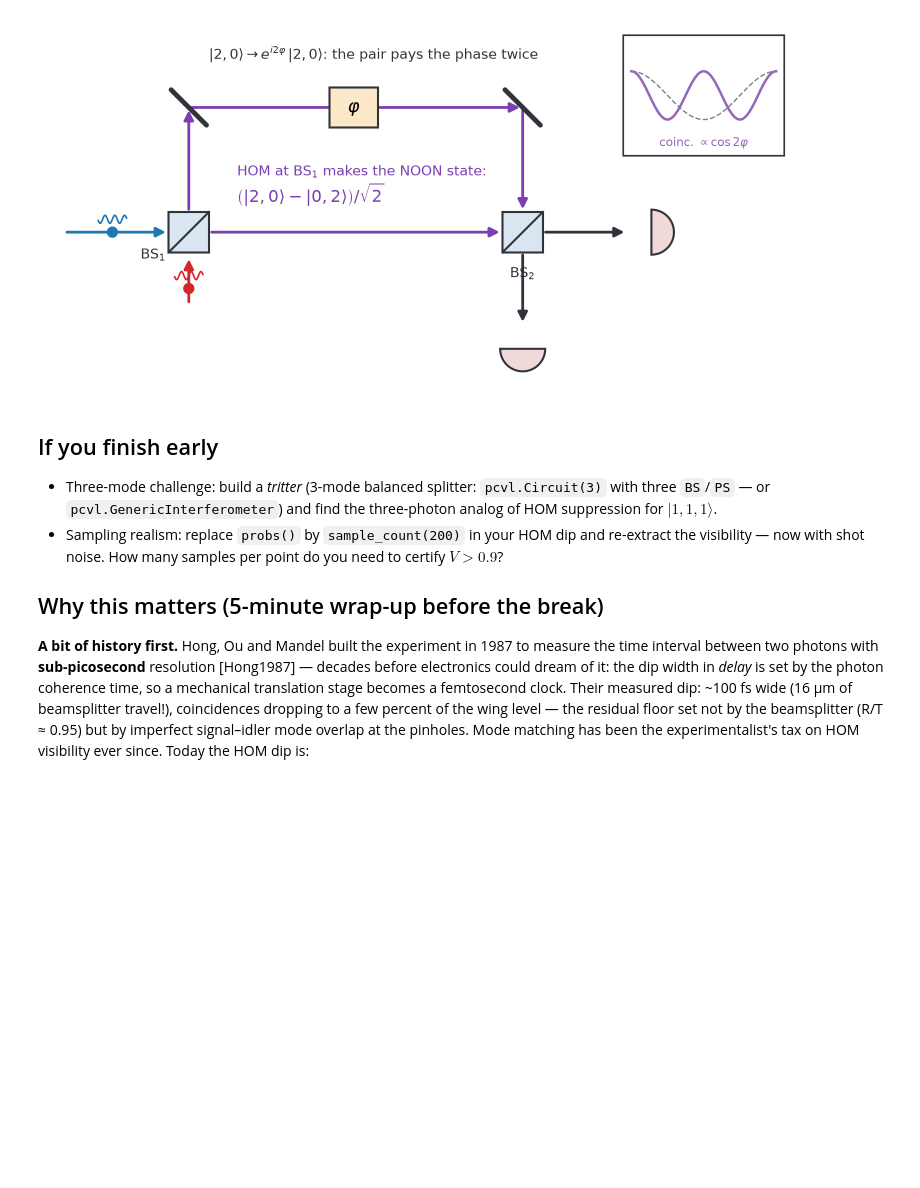
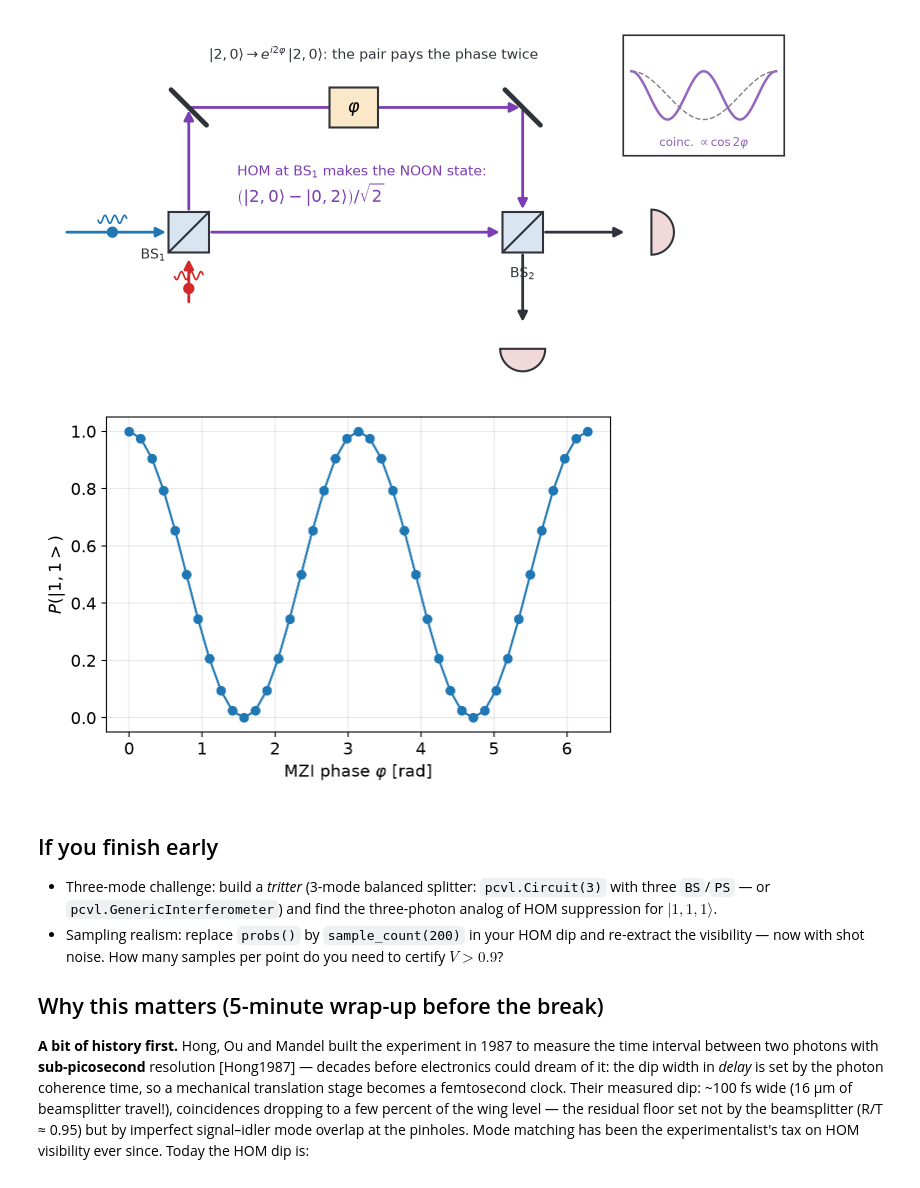
Before and after one commit to laserlab/CountingPhotons, a Jupyter notebook: lectures/05_Lab_HOM_Interference.ipynb, the cells around one changed output. Cells and saved outputs as stored; diff of their text form; code cells hidden in the pictures; blank space fills up the shorter version.

```diff
--- a/lectures/05_Lab_HOM_Interference.ipynb
+++ b/lectures/05_Lab_HOM_Interference.ipynb
@@ -268,7 +381,35 @@ sketches.noon_mzi()
 [figure]
 # %%
 # YOUR CODE HERE - Exercise 4
+# The MZI and the sweep are wired. Your inputs: the input state and the
+# matching detected-photon filter. Run the cell twice -
+#   |1,1> with filter 2  (the NOON run), then
+#   |1,0> with filter 1  (the single-photon comparison) -
+# and compare the fringe periods.
+def mzi(phi):
+    return pcvl.Circuit(2) // pcvl.BS() // (0, pcvl.PS(phi)) // pcvl.BS()
+
+input_state = pcvl.BasicState([1, 1])     # <-- the state you send in
+n_min = 2                                 # <-- filter: match the photon number!
+
 phis = np.linspace(0, 2 * np.pi, 41)
+p = []
+for phi in phis:
+    proc = pcvl.Processor("SLOS", mzi(phi))
+    proc.with_input(input_state)
+    proc.min_detected_photons_filter(n_min)
+    res = pcvl.algorithm.Sampler(proc).probs()["results"]
+    p.append(res.get(input_state, 0.0))
+
+plt.plot(phis, p, "o-")
+plt.xlabel(r"MZI phase $\varphi$ [rad]")
+plt.ylabel(f"$P({input_state})$")
+plt.tight_layout()
+plt.show()
+# By what factor do the two periods differ - and what in the NOON state
+# causes that factor?
+# %% [output]
+[figure, added]
 # %% [markdown]
 ## If you finish early
 
```
Also changed, not shown: parts of 12 cells of this notebook, 9 other files.
